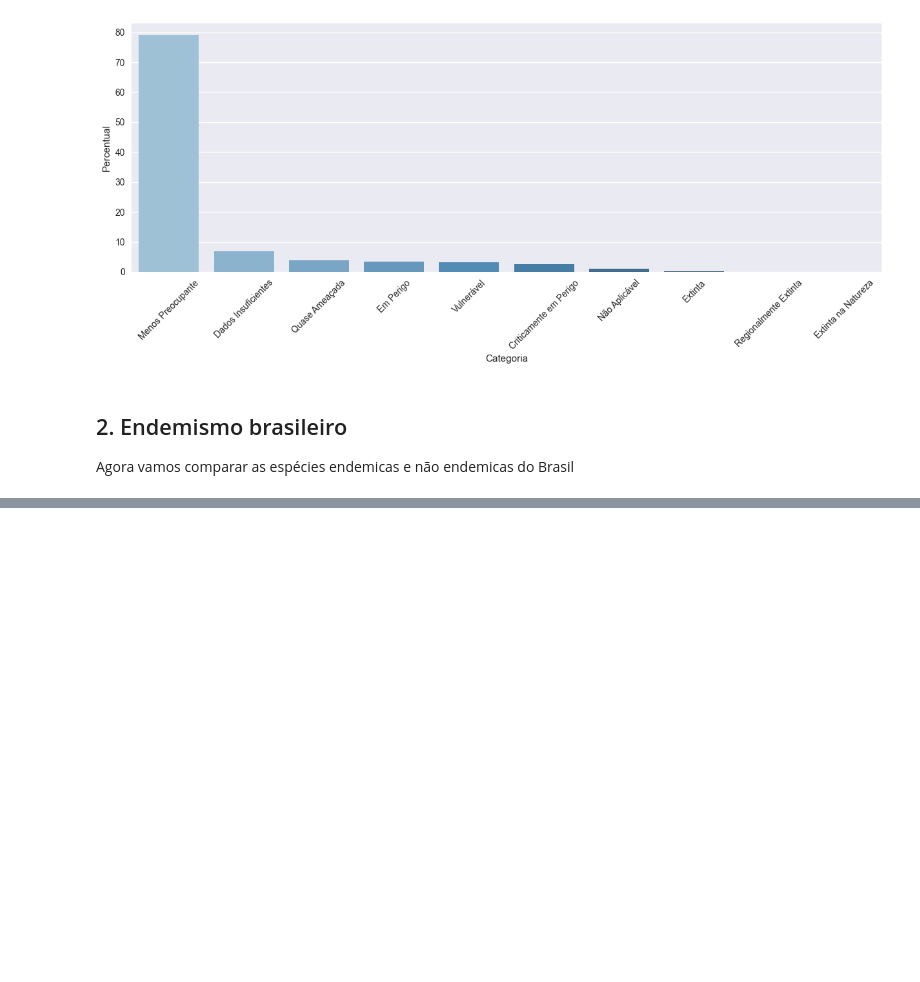
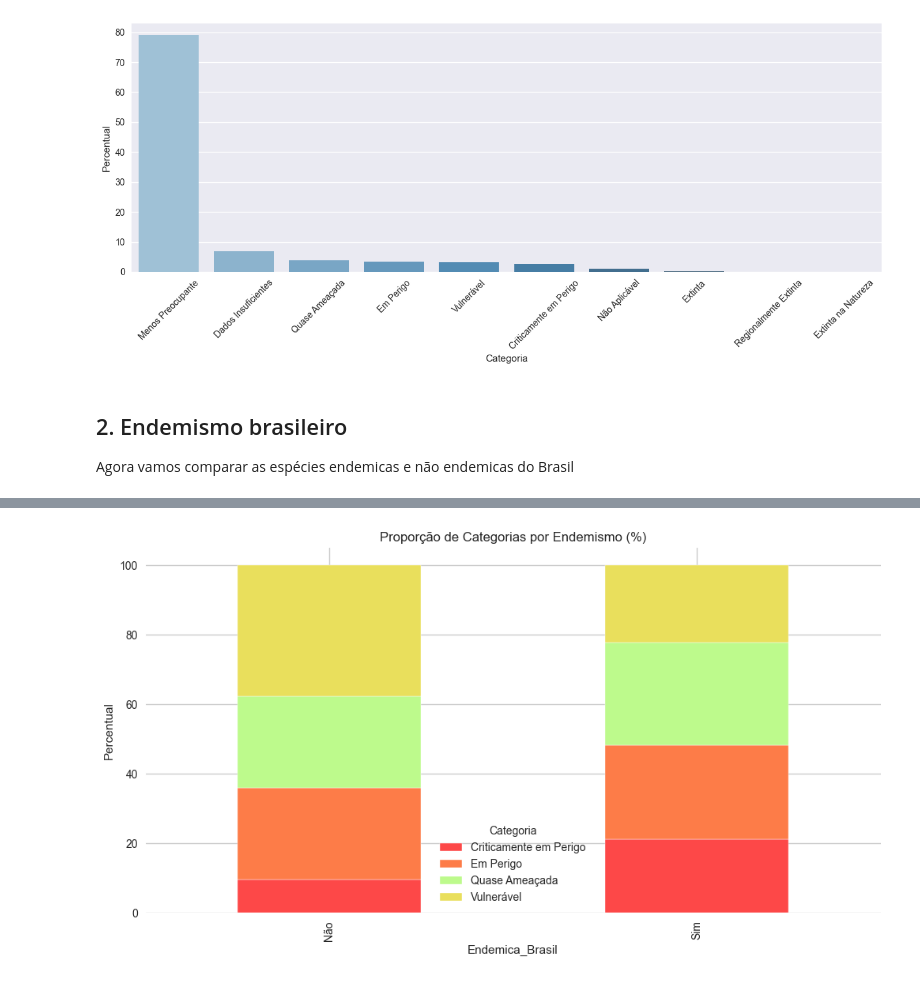
Before and after one commit to Carrascofs/analise-biodiversidade-mata-atlantica, a Jupyter notebook: notebooks/01_limpeza_e_exploracao.ipynb, the cells around one changed output, grey strips where cells are left out. Cells and saved outputs as stored; diff of their text form; code cells hidden in the pictures; blank space fills up the shorter version.

```diff
--- a/notebooks/01_limpeza_e_exploracao.ipynb
+++ b/notebooks/01_limpeza_e_exploracao.ipynb
@@ -308,0 +345,8 @@ NameError: name 'df' is not defined
+# %%
+colors = ["#FD4848", "#FD7C48", "#BDFA8C", "#E9DF5C"]
+cross_tab_pct.plot(kind='bar', stacked=True, figsize=(12, 6), color=colors)
+plt.title('Proporção de Categorias por Endemismo (%)')
+plt.ylabel('Percentual')
+plt.show()
+# %% [output]
+[figure, added]
```
Also changed, not shown: parts of 17 cells of this notebook, 1 other file.
